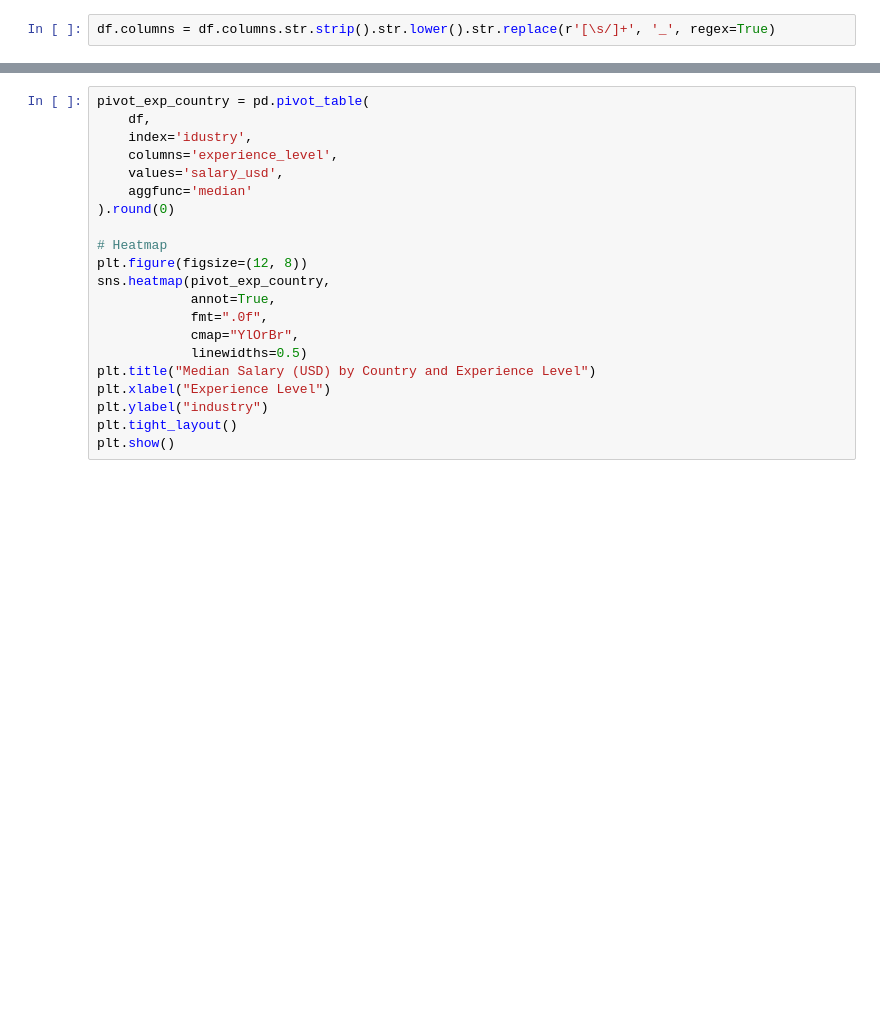
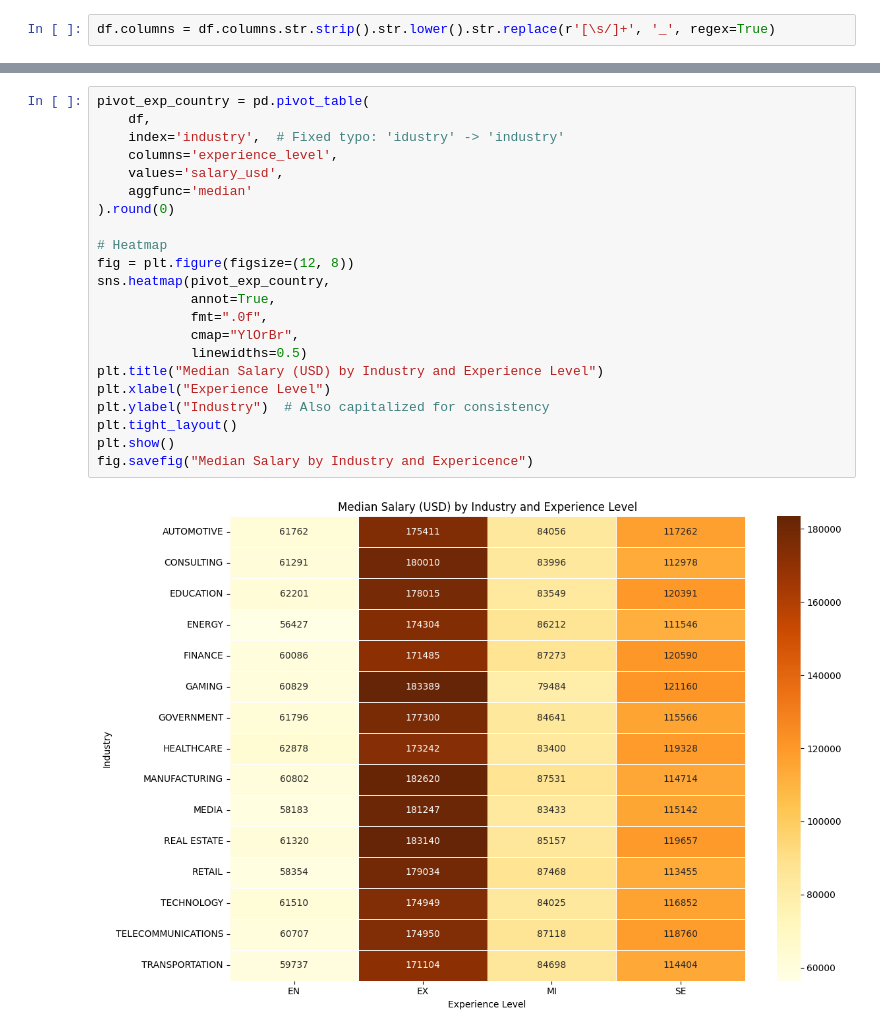
Before and after one commit to isg75/first_project, a Jupyter notebook: notebooks/AI_Job_Market_Sumaiya.ipynb, the cells around one changed output, grey strips where cells are left out. Cells and saved outputs as stored; diff of their text form; blank space fills up the shorter version.

```diff
--- a/notebooks/AI_Job_Market_Sumaiya.ipynb
+++ b/notebooks/AI_Job_Market_Sumaiya.ipynb
@@ -193,21 +317,24 @@ plt.show()
 # %%
 pivot_exp_country = pd.pivot_table(
     df,
-    index='idustry',
+    index='industry',  # Fixed typo: 'idustry' -> 'industry'
     columns='experience_level',
     values='salary_usd',
     aggfunc='median'
 ).round(0)
 
 # Heatmap
-plt.figure(figsize=(12, 8))
+fig = plt.figure(figsize=(12, 8))
 sns.heatmap(pivot_exp_country,
             annot=True,
             fmt=".0f",
             cmap="YlOrBr",
             linewidths=0.5)
-plt.title("Median Salary (USD) by Country and Experience Level")
+plt.title("Median Salary (USD) by Industry and Experience Level")
 plt.xlabel("Experience Level")
-plt.ylabel("industry")
+plt.ylabel("Industry")  # Also capitalized for consistency
 plt.tight_layout()
 plt.show()
+fig.savefig("Median Salary by Industry and Expericence")
+# %% [output]
+[figure, added]
```
Also changed, not shown: parts of 23 cells of this notebook.
